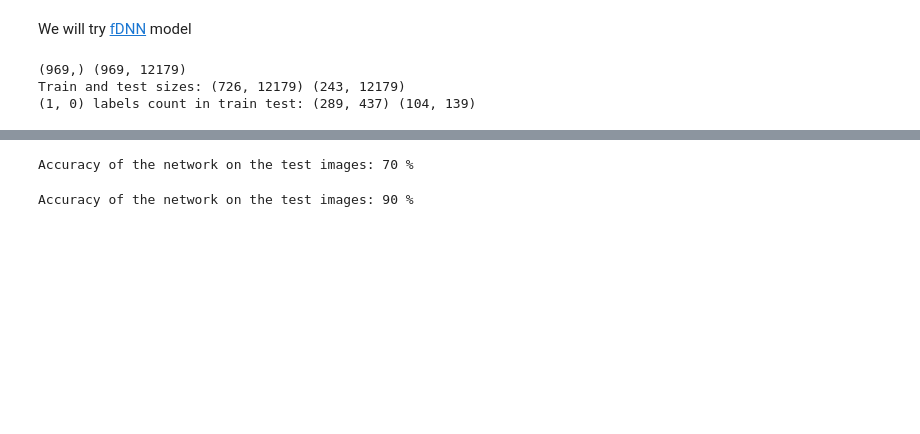
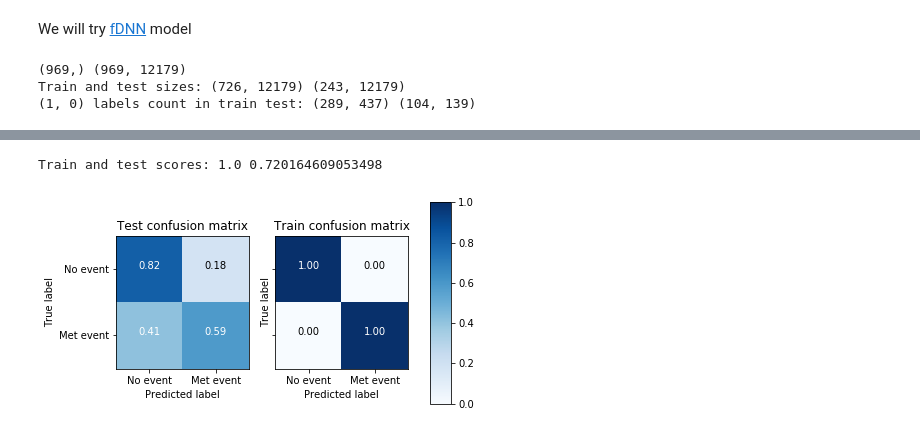
Before and after one commit to sjwilczynski/geneExpr, a Jupyter notebook: fDNN.ipynb, the cells around one changed output, grey strips where cells are left out. Drawn from its saved outputs; the diff is of its cells as text; code cells hidden in the pictures; blank space fills up the shorter version.

```diff
--- a/fDNN.ipynb
+++ b/fDNN.ipynb
@@ -139,30 +65,6 @@ Batch 46 loss: 0.653
-# %%
-correct = 0
-total = 0
-with torch.no_grad():
-    for data in tree_test_loader:
-        images, labels = data
-        outputs = net(images.float())
-        predicted = torch.round(outputs)
-        total += labels.size(0)
-        correct += (predicted == labels.float()).sum().item()
-
-print('Accuracy of the network on the test images: %d %%' % (
-    100 * correct / total))
-# %% [output]
-Accuracy of the network on the test images: 70 %
-# %%
-correct = 0
-total = 0
-with torch.no_grad():
-    for data in tree_train_loader:
-        images, labels = data
-        outputs = net(images.float())
-        predicted = torch.round(outputs)
-        total += labels.size(0)
-        correct += (predicted == labels.float()).sum().item()
-
-print('Accuracy of the network on the test images: %d %%' % (
-    100 * correct / total))
-# %% [output]
-Accuracy of the network on the test images: 90 %
+# %%
+clf_nnet = MLPClassifier(hidden_layer_sizes=[X_tree_train.shape[1], 100], max_iter=1000)
+clf_nnet = fit_clf(clf_nnet, X_tree_train, y_train, X_tree_test, y_test)
+# %% [output]
+Train and test scores: 1.0 0.720164609053498
+[figure, added]
```
Also changed, not shown: parts of 11 cells of this notebook, 3 other files.
